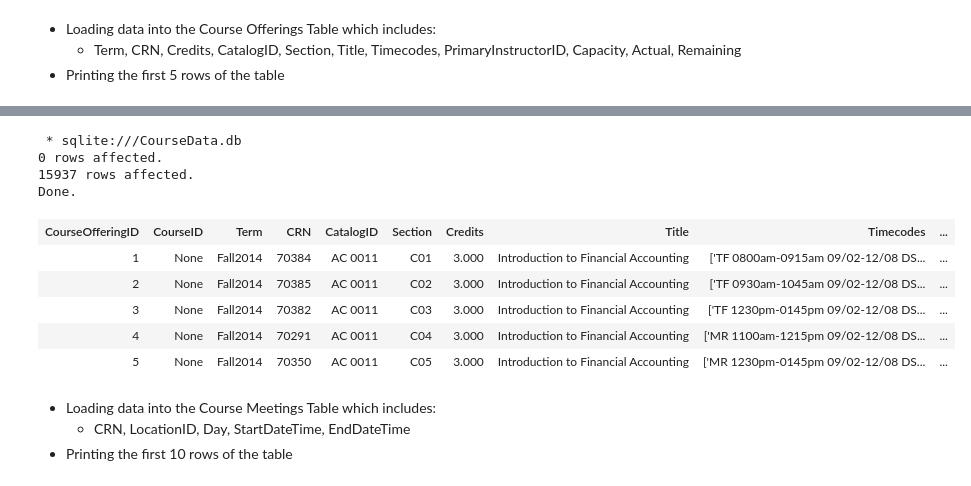
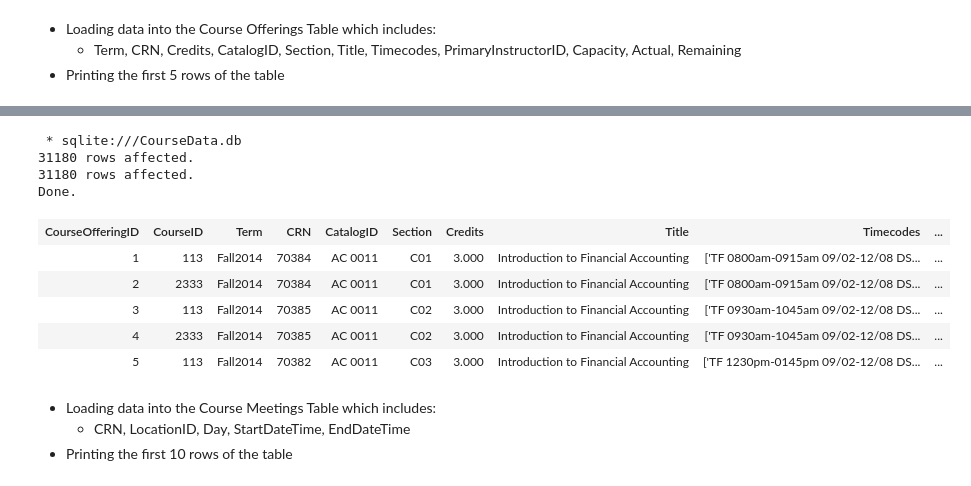
Before and after one commit to fairfield-ba510-spring2020/term-project-teamgamecancelled, a Jupyter notebook: CourseDataETL.ipynb, the cells around one changed output, grey strips where cells are left out. Drawn from its saved outputs; the diff is of its cells as text; code cells hidden in the pictures.

Commit message:
working on fact table and corrected an ETL error

```diff
--- a/CourseDataETL.ipynb
+++ b/CourseDataETL.ipynb
@@ -342,27 +356,27 @@ Done.
 # %%
 %%sql
 
 DELETE FROM COURSE_OFFERINGS;
 
-INSERT INTO COURSE_OFFERINGS (Term,CRN,Credits,CatalogID,Section,Title,Timecodes,PrimaryInstructorID,Capacity,Actual,Remaining)
-SELECT DISTINCT term,IMPORT_COURSE_OFFERINGS.crn,IMPORT_COURSE_OFFERINGS.credits,catalog_id,section,title,timecodes,primary_instructor,cap,act,rem
+INSERT INTO COURSE_OFFERINGS (CourseID,Term,CRN,Credits,CatalogID,Section,Title,Timecodes,PrimaryInstructorID,Capacity,Actual,Remaining)
+SELECT DISTINCT CourseID,term,IMPORT_COURSE_OFFERINGS.crn,IMPORT_COURSE_OFFERINGS.credits,catalog_id,section,title,timecodes,primary_instructor,cap,act,rem
 FROM IMPORT_COURSE_OFFERINGS
     LEFT JOIN COURSE_CATALOGS ON (catalog_id = CatalogID)
     LEFT JOIN INSTRUCTORS ON (primary_instructor = Name);
 
 SELECT * FROM COURSE_OFFERINGS
 LIMIT 5;
 # %% [output]
  * sqlite:///CourseData.db
-0 rows affected.
-15937 rows affected.
+31180 rows affected.
+31180 rows affected.
 Done.
 | CourseOfferingID | CourseID | Term | CRN | CatalogID | Section | Credits | Title | Timecodes | ... |
-| 1 | None | Fall2014 | 70384 | AC 0011 | C01 | 3.000 | Introduction to Financial Accounting | ['TF 0800am-0915am 09/02-12/08 DS... | ... |
-| 2 | None | Fall2014 | 70385 | AC 0011 | C02 | 3.000 | Introduction to Financial Accounting | ['TF 0930am-1045am 09/02-12/08 DS... | ... |
-| 3 | None | Fall2014 | 70382 | AC 0011 | C03 | 3.000 | Introduction to Financial Accounting | ['TF 1230pm-0145pm 09/02-12/08 DS... | ... |
-| 4 | None | Fall2014 | 70291 | AC 0011 | C04 | 3.000 | Introduction to Financial Accounting | ['MR 1100am-1215pm 09/02-12/08 DS... | ... |
-| 5 | None | Fall2014 | 70350 | AC 0011 | C05 | 3.000 | Introduction to Financial Accounting | ['MR 1230pm-0145pm 09/02-12/08 DS... | ... |
+| 1 | 113 | Fall2014 | 70384 | AC 0011 | C01 | 3.000 | Introduction to Financial Accounting | ['TF 0800am-0915am 09/02-12/08 DS... | ... |
+| 2 | 2333 | Fall2014 | 70384 | AC 0011 | C01 | 3.000 | Introduction to Financial Accounting | ['TF 0800am-0915am 09/02-12/08 DS... | ... |
+| 3 | 113 | Fall2014 | 70385 | AC 0011 | C02 | 3.000 | Introduction to Financial Accounting | ['TF 0930am-1045am 09/02-12/08 DS... | ... |
+| 4 | 2333 | Fall2014 | 70385 | AC 0011 | C02 | 3.000 | Introduction to Financial Accounting | ['TF 0930am-1045am 09/02-12/08 DS... | ... |
+| 5 | 113 | Fall2014 | 70382 | AC 0011 | C03 | 3.000 | Introduction to Financial Accounting | ['TF 1230pm-0145pm 09/02-12/08 DS... | ... |
 # %% [markdown]
 - Loading data into the Course Meetings Table which includes:
     - CRN, LocationID, Day, StartDateTime, EndDateTime
```
Also changed, not shown: parts of 2 cells of this notebook, 3 other files.
